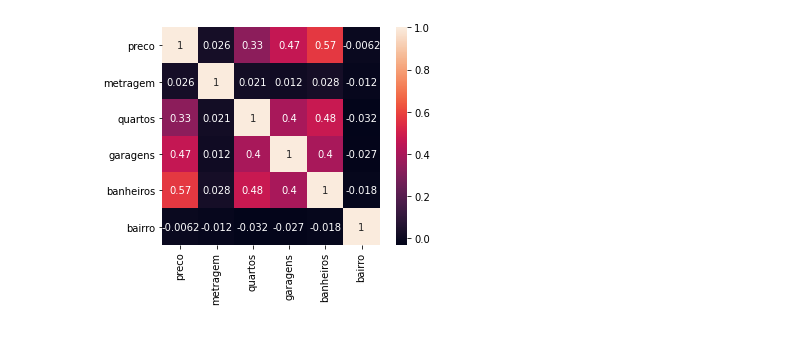
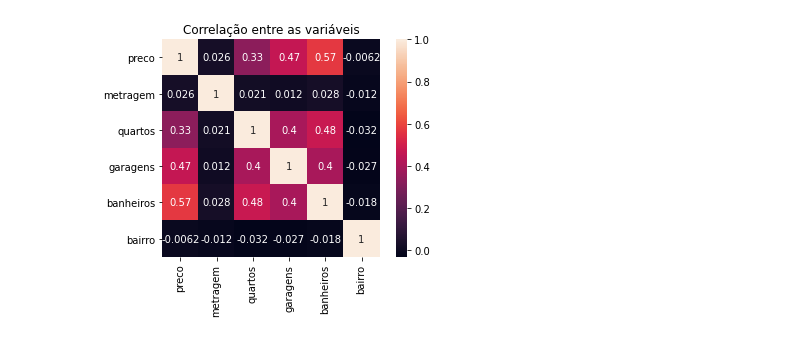
Before and after one commit to ednakatani/modelo_imoveis, a Jupyter notebook: correlations.ipynb, the cells around one changed output. Saved outputs shown, nothing was run; the diff lists cells and outputs as text; code cells hidden in the pictures.

Commit message:
Data Visualization

```diff
--- a/correlations.ipynb
+++ b/correlations.ipynb
@@ -6,10 +6,11 @@ import seaborn as sns
 # %%
 # carregando a base de dados
 df = pd.read_csv("imoveis.csv", sep=",", encoding="utf-8")
 
 correlacoes = df.corr()
 fig, ax = plt.subplots()
+ax.set_title('Correlação entre as variáveis')
 sns.heatmap(correlacoes,square=True, annot=True)
 plt.show()
 # %% [output]
-[figure, old version]
+[figure, new version]
```
Also changed, not shown: parts of 6 cells of this notebook.
